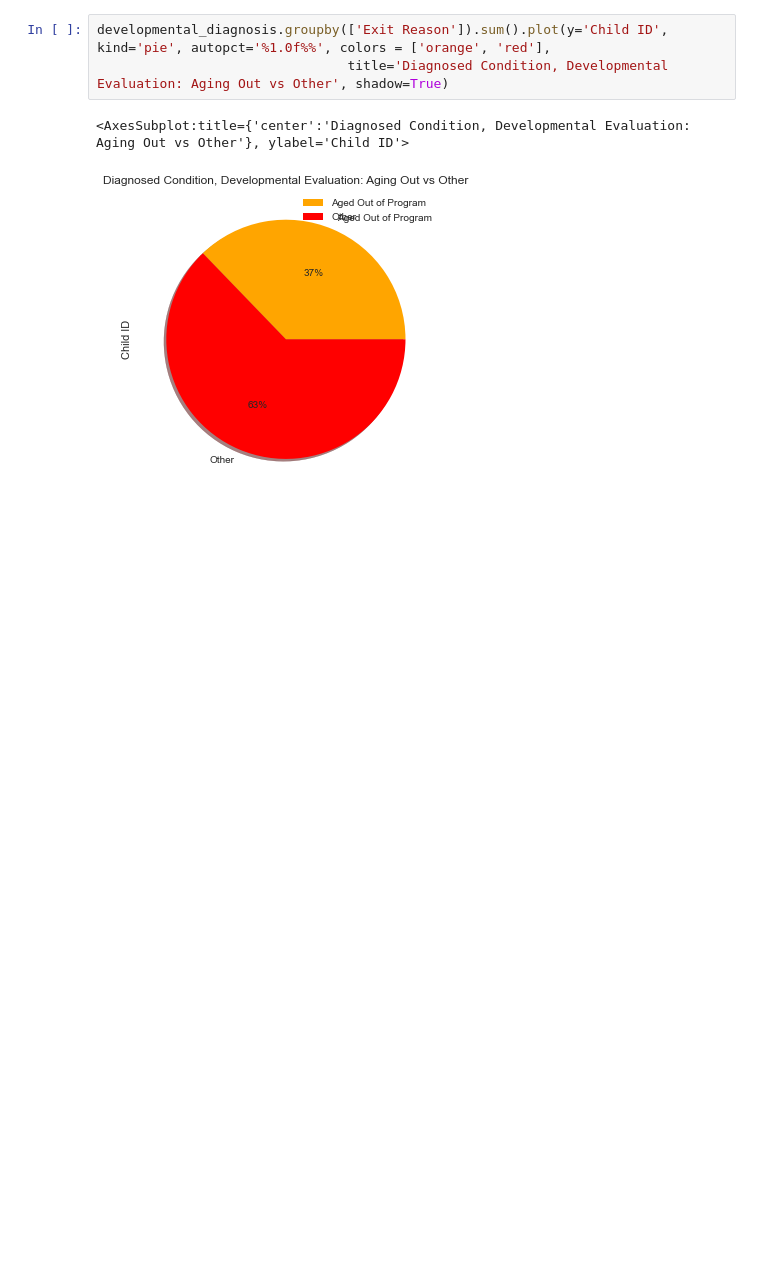
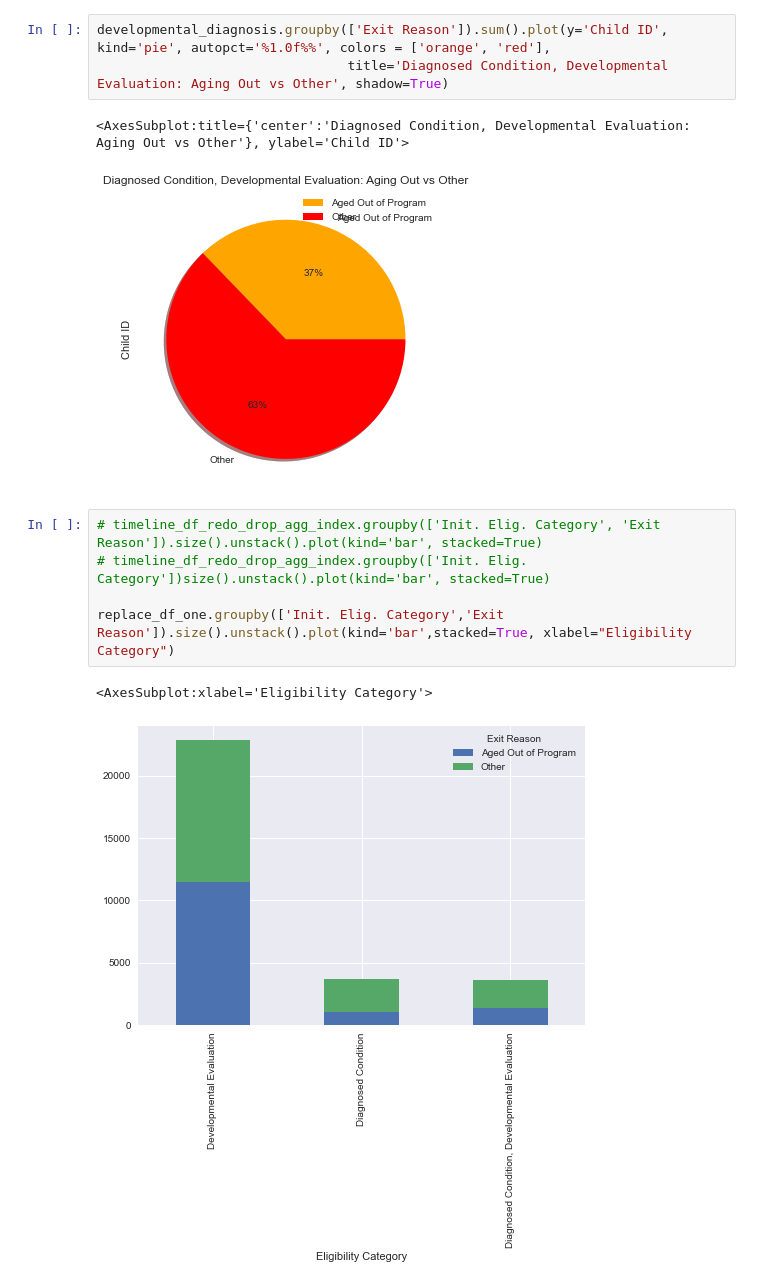
Before and after one commit to NSS-Data-Analytics-Cohort-7/didd-kha-keys-shorts, a Jupyter notebook: Notebooks/rw_partner_project_draft2.ipynb, the cells around one changed output. Saved outputs shown, nothing was run; the diff lists cells and outputs as text; blank space fills up the shorter version.

```diff
--- a/Notebooks/rw_partner_project_draft2.ipynb
+++ b/Notebooks/rw_partner_project_draft2.ipynb
@@ -703,3 +893,11 @@ developmental_diagnosis.groupby(['Exit Reason']).sum().plot(y='Child ID', kind='
 # %% [output]
 <AxesSubplot:title={'center':'Diagnosed Condition, Developmental Evaluation: Aging Out vs Other'}, ylabel='Child ID'>
 [figure]
+# %%
+# timeline_df_redo_drop_agg_index.groupby(['Init. Elig. Category', 'Exit Reason']).size().unstack().plot(kind='bar', stacked=True)
+# timeline_df_redo_drop_agg_index.groupby(['Init. Elig. Category'])size().unstack().plot(kind='bar', stacked=True)
+
+replace_df_one.groupby(['Init. Elig. Category','Exit Reason']).size().unstack().plot(kind='bar',stacked=True, xlabel="Eligibility Category")
+# %% [output]
+<AxesSubplot:xlabel='Eligibility Category'>
+[figure, added]
```
Also changed, not shown: parts of 19 cells of this notebook.
